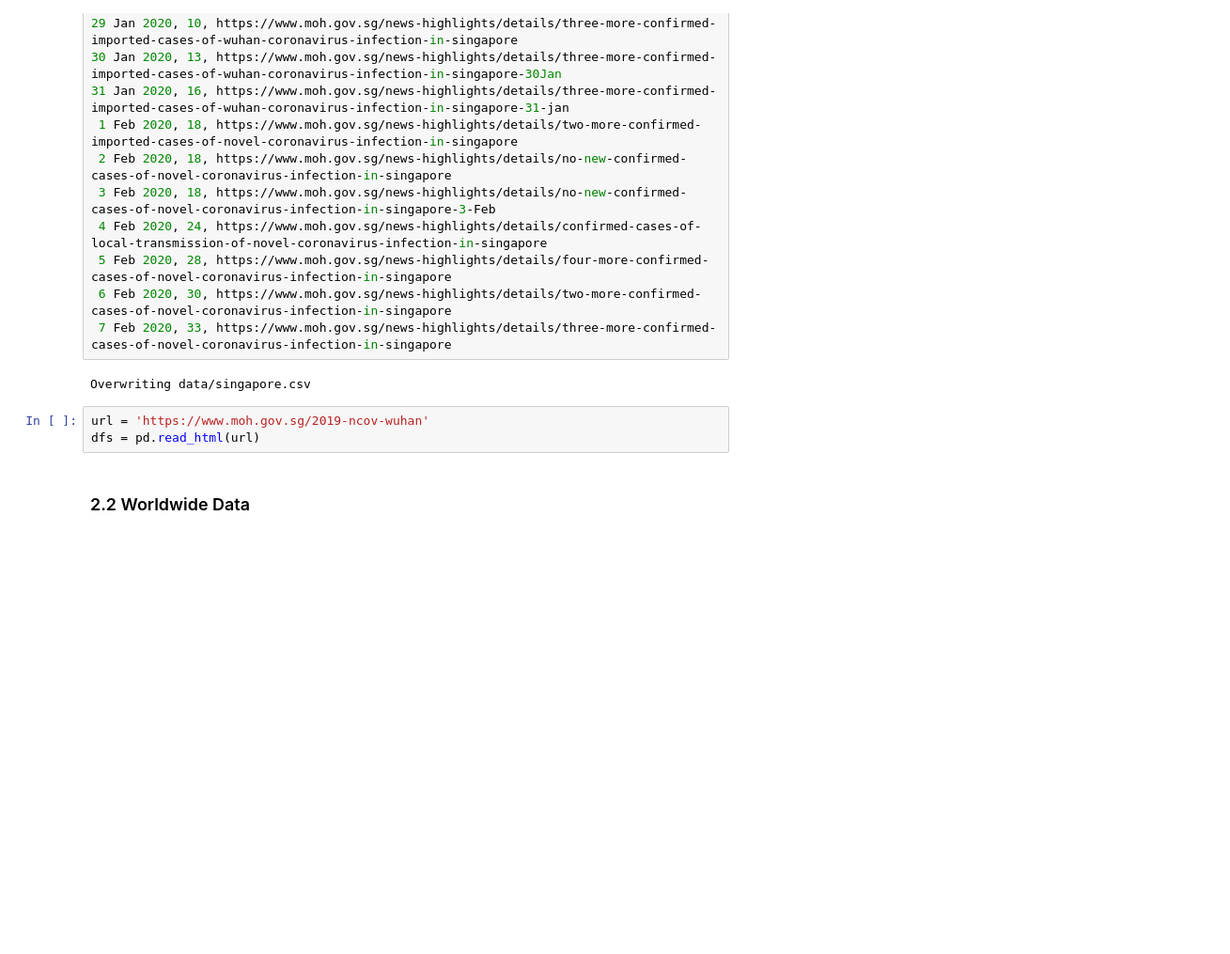
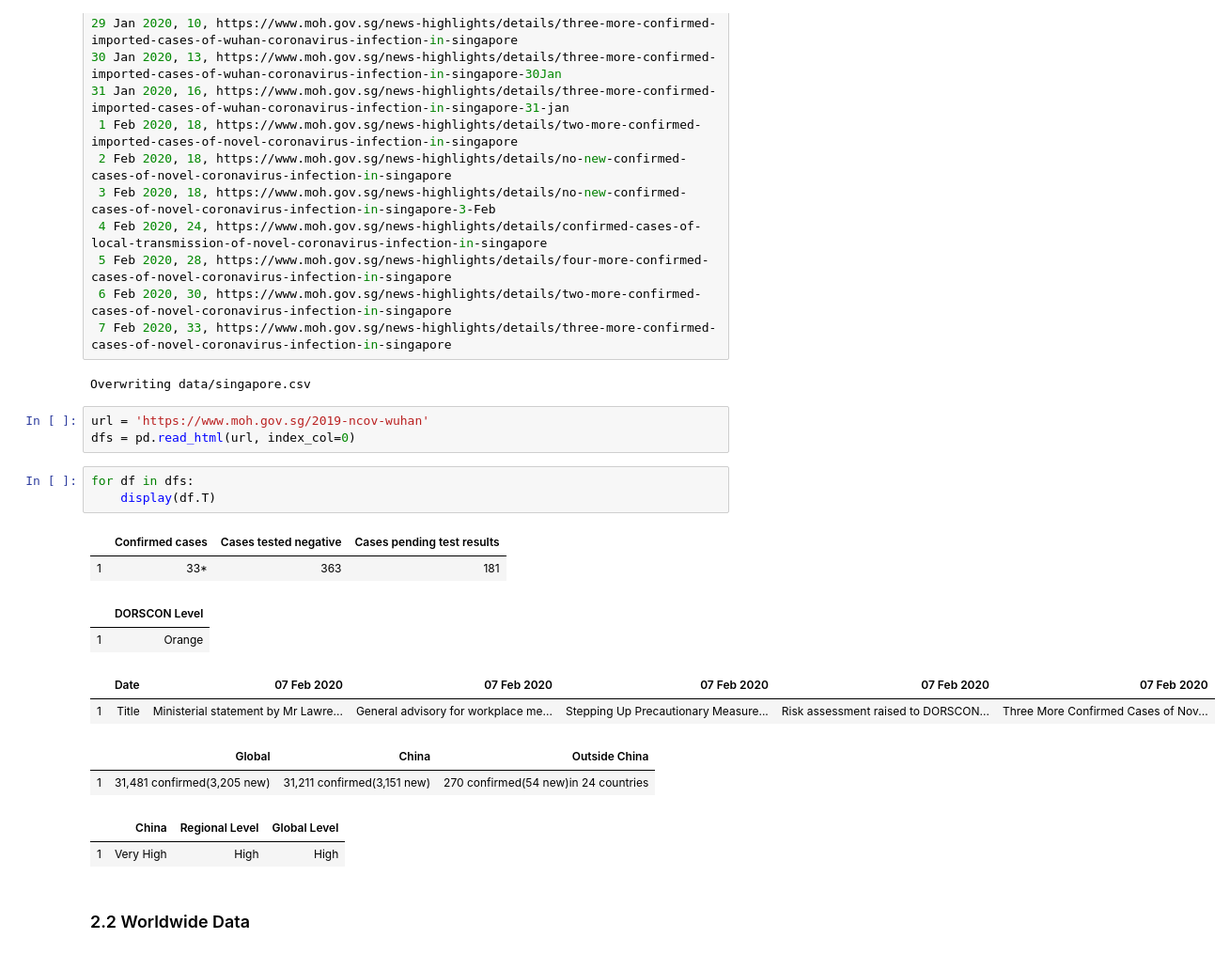
Before and after one commit to nathanielng/2019ncov, a Jupyter notebook: jupyter/01-data.ipynb, the cells around one changed output. Shown: that part at 94% size. Cells and saved outputs as stored; diff of their text form; blank space fills up the shorter version.

```diff
--- a/jupyter/01-data.ipynb
+++ b/jupyter/01-data.ipynb
@@ -43,7 +43,21 @@ Date,Cases,URL
 Overwriting data/singapore.csv
 # %%
 url = 'https://www.moh.gov.sg/2019-ncov-wuhan'
-dfs = pd.read_html(url)
+dfs = pd.read_html(url, index_col=0)
+# %%
+for df in dfs:
+    display(df.T)
+# %% [output]
+|  | Confirmed cases | Cases tested negative | Cases pending test results |
+| 1 | 33* | 363 | 181 |
+|  | DORSCON Level |
+| 1 | Orange |
+|  | Date | 07 Feb 2020 | 07 Feb 2020 | 07 Feb 2020 | 07 Feb 2020 | 07 Feb 2020 |
+| 1 | Title | Ministerial statement by Mr Lawre... | General advisory for workplace me... | Stepping Up Precautionary Measure... | Risk assessment raised to DORSCON... | Three More Confirmed Cases of Nov... |
+|  | Global | China | Outside China |
+| 1 | 31,481 confirmed(3,205 new) | 31,211 confirmed(3,151 new) | 270 confirmed(54 new)in 24 countries |
+|  | China | Regional Level | Global Level |
+| 1 | Very High | High | High |
 # %% [markdown]
 ### 2.2 Worldwide Data
 # %%
```
